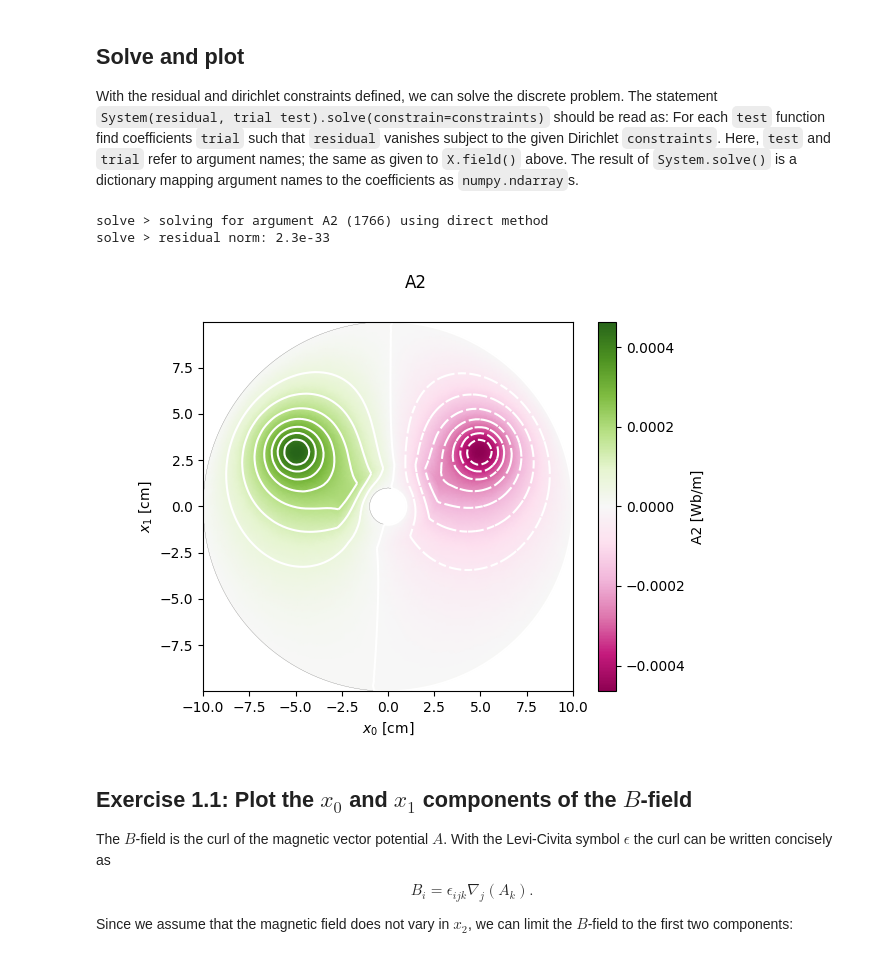
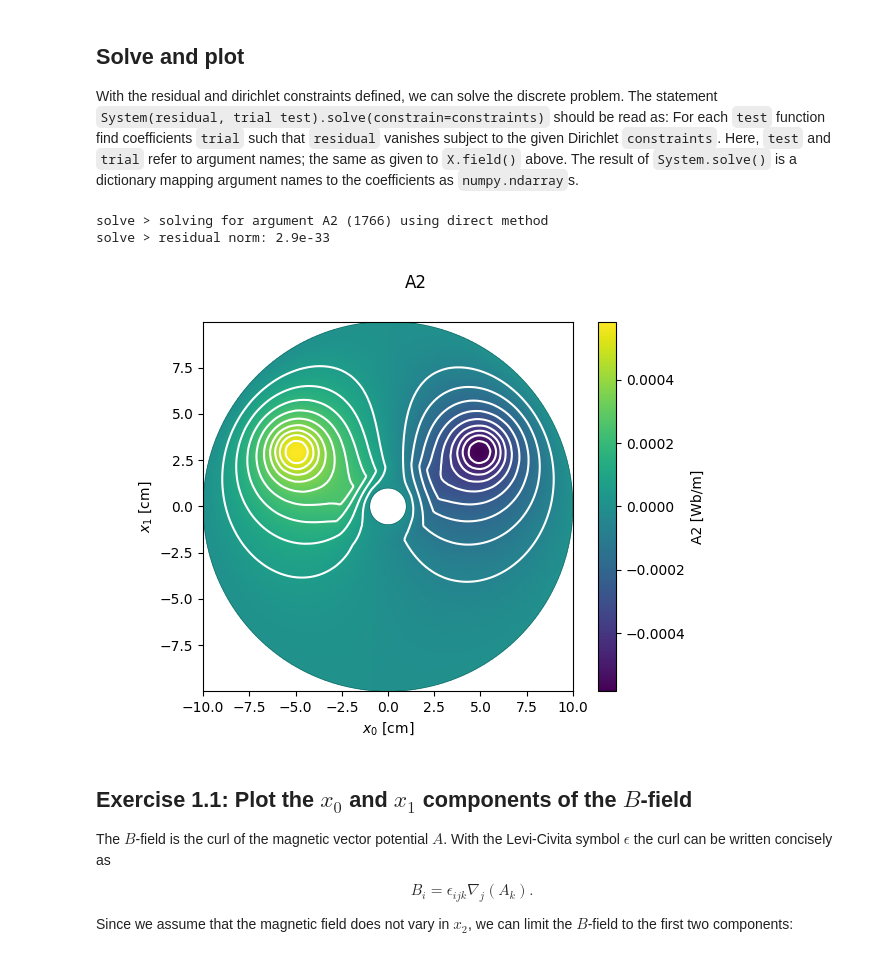
Before and after one commit to evalf/iemdc2025, a Jupyter notebook: exercise1-with-solutions.ipynb, the cells around one changed output. Cells and saved outputs as stored; diff of their text form; code cells hidden in the pictures.

Commit message:
Contour plot updated and outline for the exercice 2 designed

```diff
--- a/exercise1-with-solutions.ipynb
+++ b/exercise1-with-solutions.ipynb
@@ -189,11 +189,14 @@ def plot_field(v, vunit=None, *, vlabel=None, title=None, clim=None, contours=No
             tri=smpl.tri,
             clim=clim,
             **kwargs)
-        if isinstance(contours, str):
-            contours = contours @ ns
+        if contours is not None:
+            if isinstance(contours, str):
+                contours = contours @ ns
+            if isinstance(contours, Quantity):
+                contours = contours.unwrap()
             contours = smpl.eval(contours, args or {})
             x_units = smpld_x / xunit
-            ax.tricontour(x_units.T[0], x_units.T[1], smpl.tri, contours / 'Wb/m', levels = 15, colors = 'w')
+            ax.tricontour(x_units.T[0], x_units.T[1], smpl.tri, abs(contours), levels = 10, colors = 'w')
 
         ax.set_xlabel(f'$x_0$ [{xunit}]')
         ax.set_ylabel(f'$x_1$ [{xunit}]')
@@ -292,11 +295,11 @@ With the residual and dirichlet constraints defined, we can solve the discrete p
 # %%
 system = System(residual, 'A2', 'beta2')
 args = system.solve(constrain=constraints, arguments=args)
-plot_field('A2', 'Wb/m', cmap='PiYG', clim='symmetric', contours='A2')
+plot_field('A2', 'Wb/m', clim='symmetric', contours='A2')
 # %% [output]
 solve > solving for argument A2 (1766) using direct method
-solve > residual norm: 2.3e-33
+solve > residual norm: 2.9e-33
-[figure, old version]
+[figure, new version]
 # %% [markdown]
 ## Exercise 1.1: Plot the $x_0$ and $x_1$ components of the $B$-field
 
```
Also changed, not shown: parts of 6 cells of this notebook.
